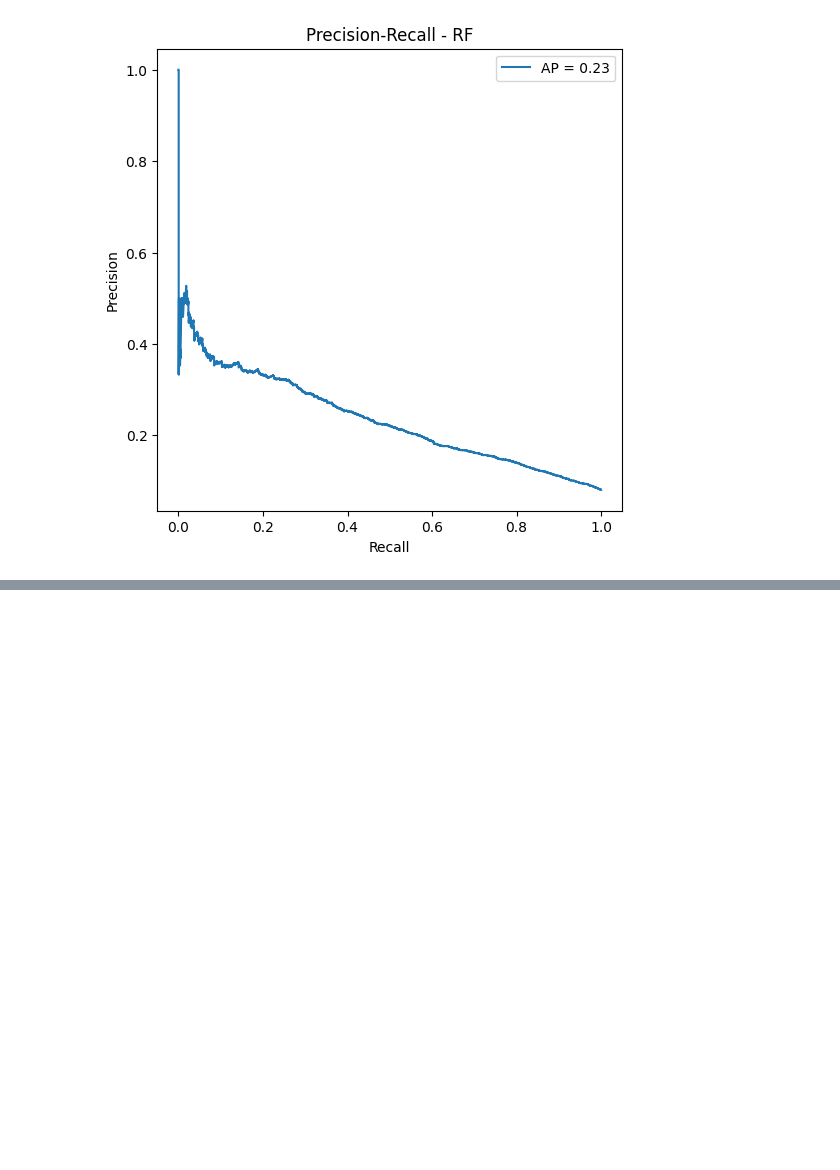
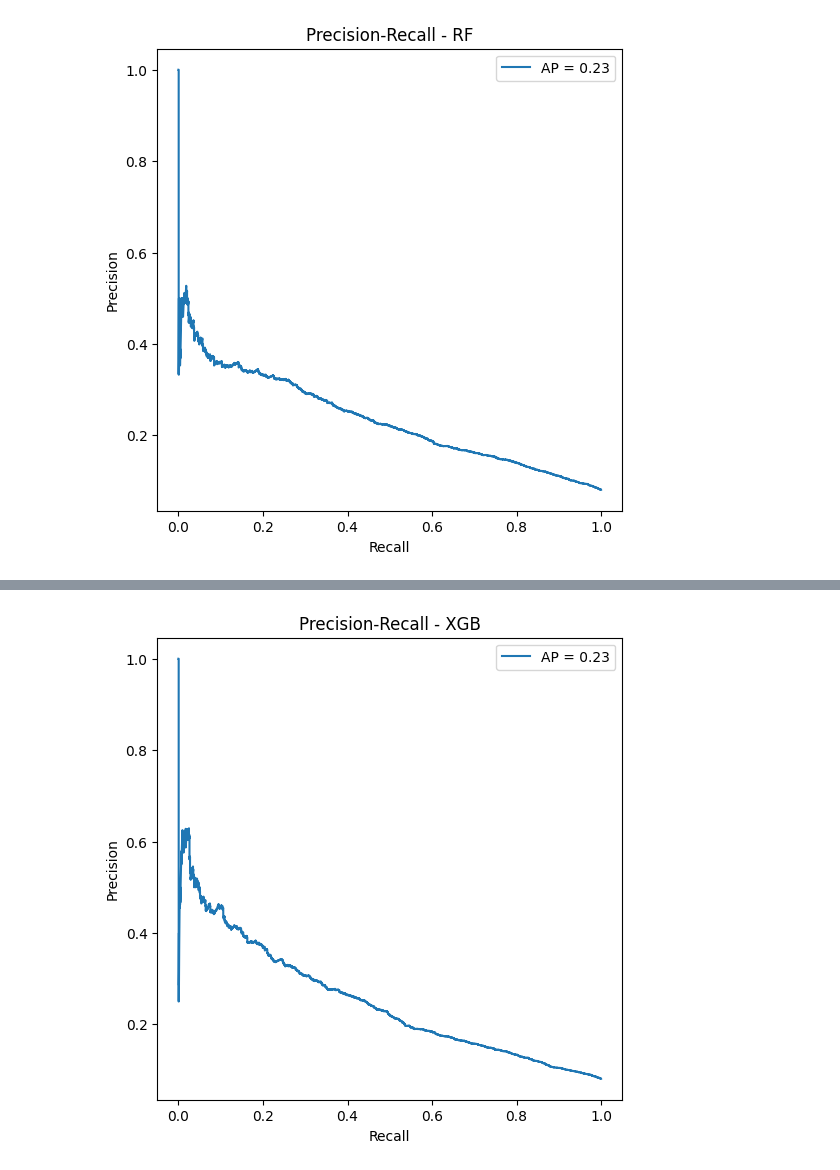
Before and after one commit to olavodd42/delay_forecast_olist, a Jupyter notebook: model.ipynb, the cells around one changed output, grey strips where cells are left out. Drawn from its saved outputs; the diff is of its cells as text; code cells hidden in the pictures; blank space fills up the shorter version.

```diff
--- a/notebook.ipynb
+++ b/model.ipynb
@@ -1530,0 +1830,15 @@ plt.xlabel('Recall'); plt.ylabel('Precision'); plt.title('Precision-Recall - RF'
+# %%
+def is_end_of_month(date):
+    if date.month in (1, 3, 5, 7, 8, 10, 12):
+        return date.day > 27
+    elif date.month in (4, 6, 9, 11):
+        return date.day > 26
+    else:
+        return date.day > 24
+
+df_model['is_end_of_month'] = df_model['purchase_date'].apply(is_end_of_month)
+df_model['avg_item_price'] = df_model['price_sum']/df_model['n_items']
+df_model['avg_item_freight'] = df_model['freight_sum']/df_model['n_items']
+df_model['distance_items'] = df_model['distance'] * df_model['n_items']
+df_model['freight_items'] = df_model['freight_sum'] * df_model['n_items']
+df_model.head()
@@ -1530,0 +2002,6 @@ plt.xlabel('Recall'); plt.ylabel('Precision'); plt.title('Precision-Recall - RF'
+# %%
+plt.figure(figsize=(6,6))
+plt.plot(rec, prec, label=f'AP = {ap:.2f}')
+plt.xlabel('Recall'); plt.ylabel('Precision'); plt.title('Precision-Recall - XGB'); plt.legend(); plt.show()
+# %% [output]
+[figure, added]
```
Also changed, not shown: parts of 25 cells of this notebook, 7 other files.
